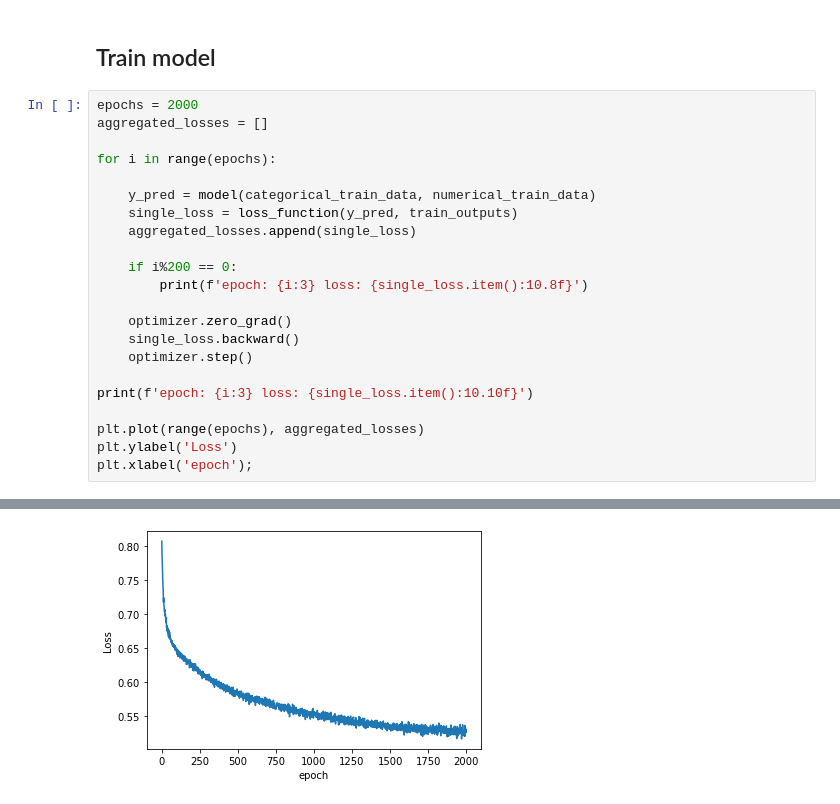
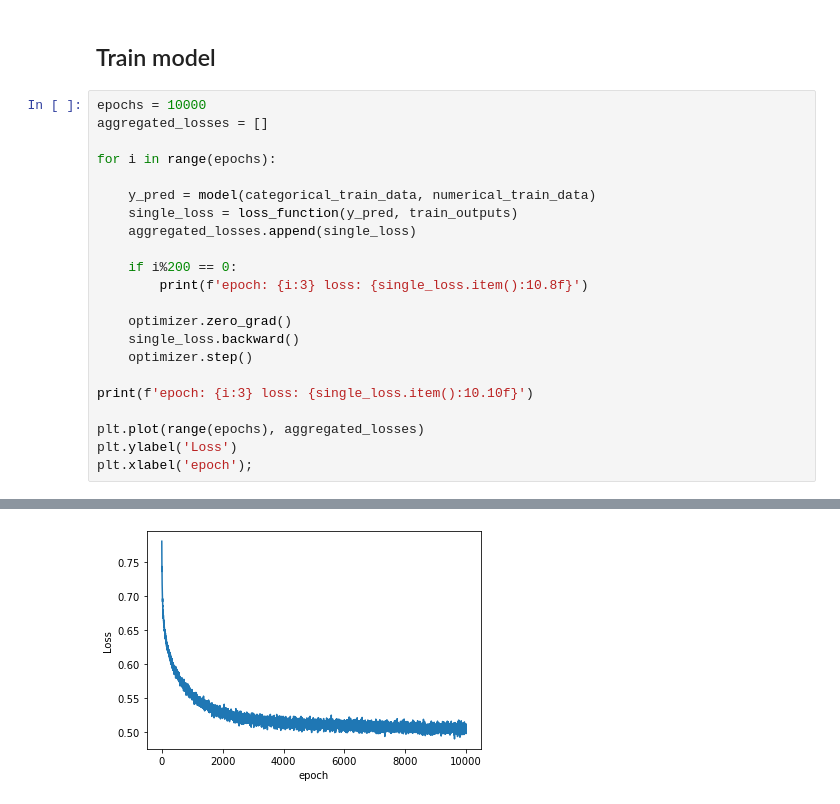
Before and after one commit to Lumi1070/ML-Projektarbeit, a Jupyter notebook: coupon-reco-pytorch2.ipynb, the cells around one changed output, grey strips where cells are left out. Drawn from its saved outputs; the diff is of its cells as text.

```diff
--- a/coupon-reco-pytorch2.ipynb
+++ b/coupon-reco-pytorch2.ipynb
@@ -366,7 +366,7 @@ optimizer = torch.optim.Adam(model.parameters(), lr=0.001)
 # %% [markdown]
 ## Train model
 # %%
-epochs = 2000
+epochs = 10000
 aggregated_losses = []
 
 for i in range(epochs):
@@ -402,4 +408,4 @@ epoch: 1999 loss: 0.5276525021
-[figure, old version]
+[figure, new version]
 # %%
 with torch.no_grad():
     y_val = model(categorical_test_data, numerical_test_data)
```
Also changed, not shown: parts of 3 cells of this notebook.
